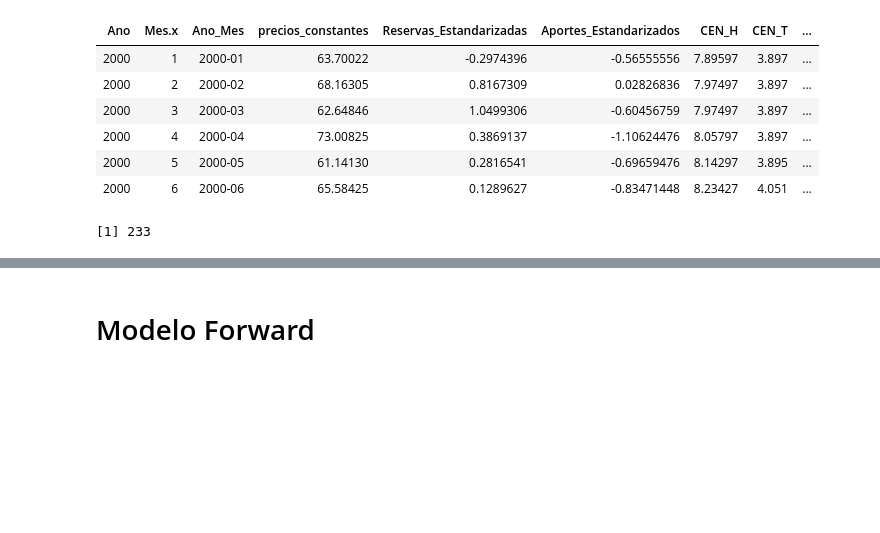
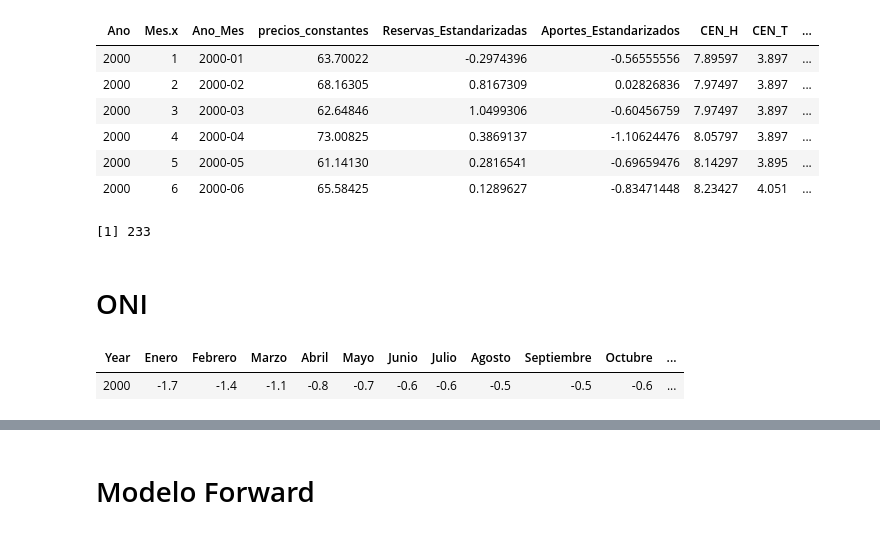
Before and after one commit to camilogavo/modelos_Bolsa, a Jupyter notebook: Multivariados_JDVelasq.ipynb, the cells around one changed output, grey strips where cells are left out. Cells and saved outputs as stored; diff of their text form; code cells hidden in the pictures; blank space fills up the shorter version.

```diff
--- a/Multivariados_JDVelasq.ipynb
+++ b/Multivariados_JDVelasq.ipynb
@@ -547,3 +547,5 @@ df1%>%nrow
 
 # )
 # df_final<-df_final%>%drop_na()
+# %% [markdown]
+# ONI
@@ -549,0 +554,5 @@ df1%>%nrow
+# %%
+oni%>%filter(Year==2000)%>%head
+# %% [output]
+| Year | Enero | Febrero | Marzo | Abril | Mayo | Junio | Julio | Agosto | Septiembre | Octubre | ... |
+| 2000 | -1.7 | -1.4 | -1.1 | -0.8 | -0.7 | -0.6 | -0.6 | -0.5 | -0.5 | -0.6 | ... |
```
Also changed, not shown: parts of 10 cells of this notebook, 2 other files.
